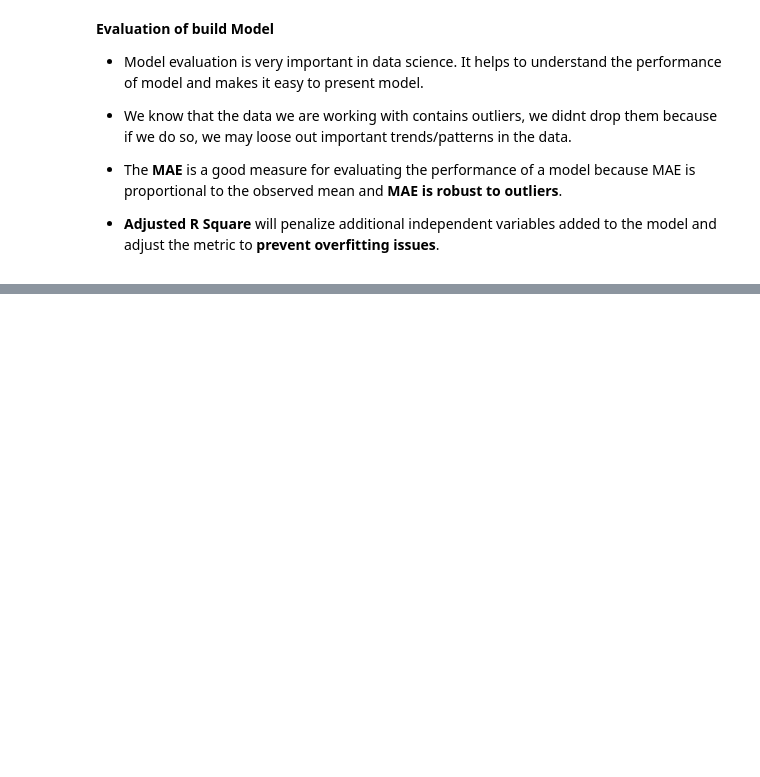
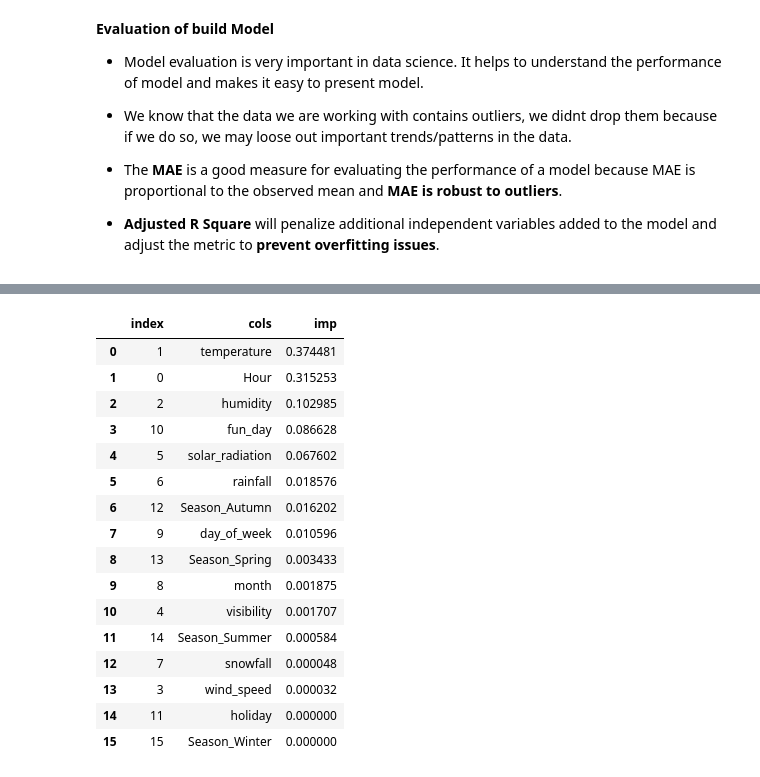
Before and after one commit to vir097/Bike-Sharing-Demand-Prediction---viral-shewale, a Jupyter notebook: Bike_Sharing_Demand_Prediction_Viral_shewale.ipynb, the cells around one changed output, grey strips where cells are left out. Saved outputs shown, nothing was run; the diff lists cells and outputs as text; code cells hidden in the pictures; blank space fills up the shorter version.

```diff
--- a/Bike_Sharing_Demand_Prediction_Viral_shewale.ipynb
+++ b/Bike_Sharing_Demand_Prediction_Viral_shewale.ipynb
@@ -501,0 +522,5 @@ df.shape
+# %%
+# Using gridsearchcv to find the hyperparameters with best predictions
+dt_model = DecisionTreeRegressor(random_state=0)
+dt_params = {'max_depth':np.arange(18,24),
+             'min_samples_leaf':np.arange(30,40,2)}
@@ -501,0 +631,23 @@ df.shape
+# %%
+# feature importance
+feature_names = X_train.columns
+feature_imp = pd.DataFrame({'cols':feature_names, 'imp':dt_model.feature_importances_}).sort_values('imp', ascending=False).reset_index()
+feature_imp
+# %% [output]
+|  | index | cols | imp |
+| 0 | 1 | temperature | 0.374481 |
+| 1 | 0 | Hour | 0.315253 |
+| 2 | 2 | humidity | 0.102985 |
+| 3 | 10 | fun_day | 0.086628 |
+| 4 | 5 | solar_radiation | 0.067602 |
+| 5 | 6 | rainfall | 0.018576 |
+| 6 | 12 | Season_Autumn | 0.016202 |
+| 7 | 9 | day_of_week | 0.010596 |
+| 8 | 13 | Season_Spring | 0.003433 |
+| 9 | 8 | month | 0.001875 |
+| 10 | 4 | visibility | 0.001707 |
+| 11 | 14 | Season_Summer | 0.000584 |
+| 12 | 7 | snowfall | 0.000048 |
+| 13 | 3 | wind_speed | 0.000032 |
+| 14 | 11 | holiday | 0.000000 |
+| 15 | 15 | Season_Winter | 0.000000 |
```
Also changed, not shown: parts of 29 cells of this notebook.
